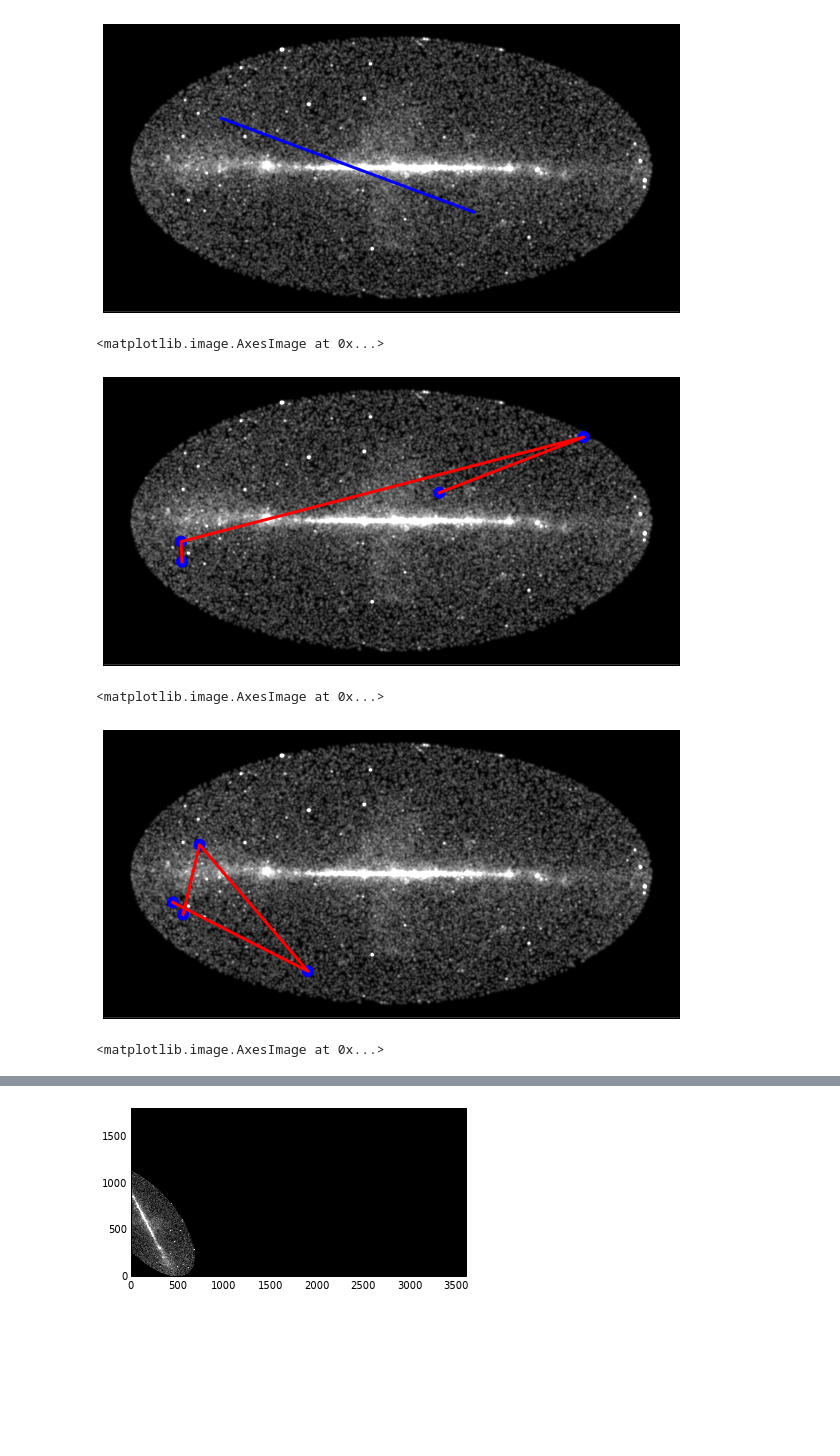
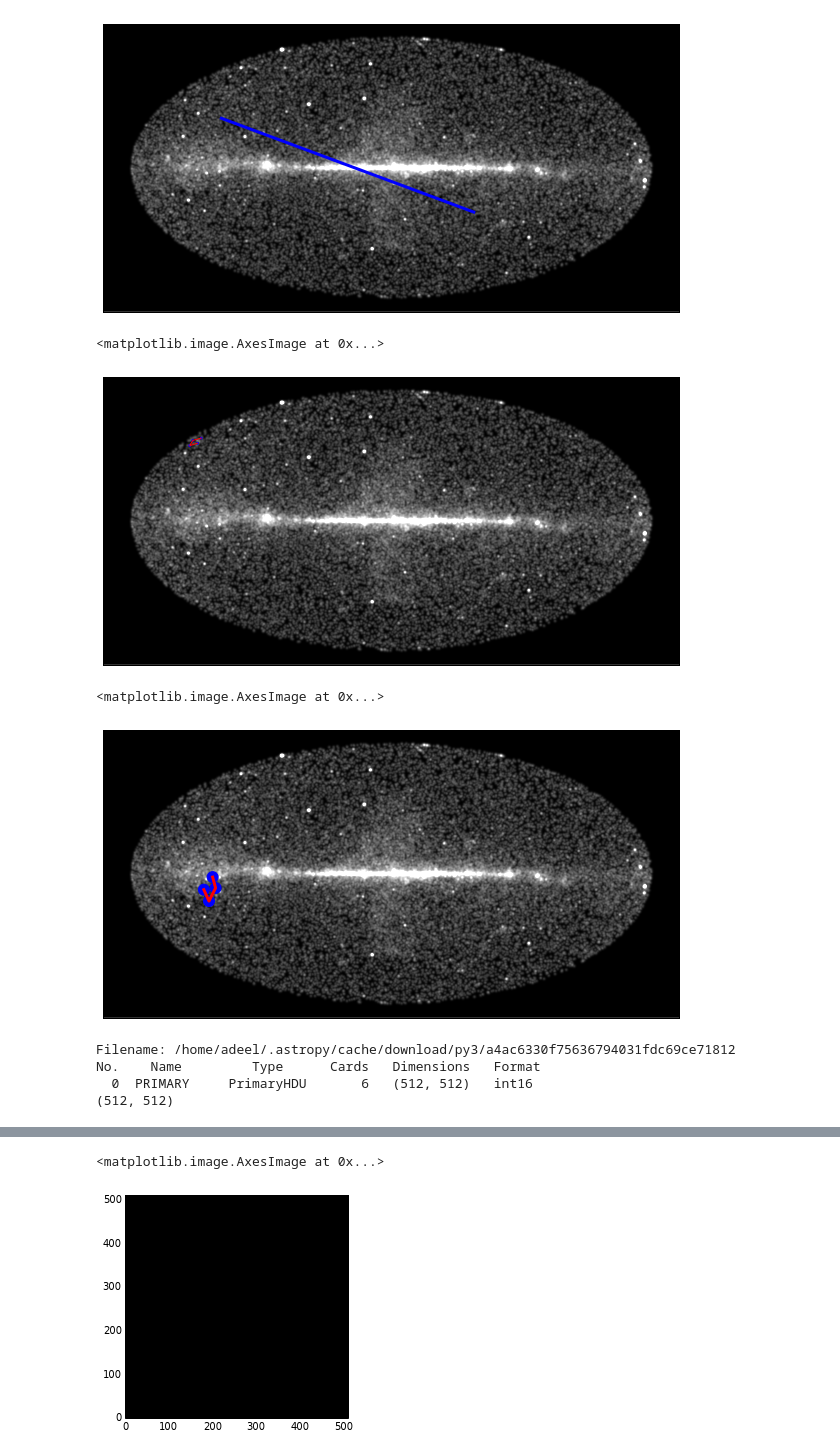
Before and after one commit to adl1995/HIPS-to-Py, a Jupyter notebook: examples/draw-healpix-stuff.ipynb, the cells around one changed output, grey strips where cells are left out. Saved outputs shown, nothing was run; the diff lists cells and outputs as text; code cells hidden in the pictures; blank space fills up the shorter version.

Commit message:
Update notebook
Applied affine transformation on a HiPS tile.

```diff
--- a/examples/draw-healpix-stuff.ipynb
+++ b/examples/draw-healpix-stuff.ipynb
@@ -162,24 +172,24 @@ plt.imshow(data, cmap='gray', vmax=0.4, origin='lower')
 # Using order = 4
 nside = healpy.order2nside(order=4)
 coords = healpy.boundaries(nside=nside, pix=450, nest=True)
-theta, phi = healpy.vec2ang(coords, lonlat=False)
+theta, phi = healpy.vec2ang(np.transpose(coords), lonlat=False)
 radec = SkyCoord(ra=phi, dec=np.pi/2 - theta, unit='radian', frame='icrs')
 
 fig = plt.figure(figsize=(8, 6))
 ax = WCSAxes(fig, [1, 1, 1, 1], wcs=wcs)
 fig.add_axes(ax)
 
-plt.plot(radec.data.lon.deg, radec.data.lat.deg, 'r', lw=3, transform=ax.get_transform('icrs'))
-plt.scatter(radec.data.lon.deg, radec.data.lat.deg, s=120, transform=ax.get_transform('icrs'), color='blue')
+plt.plot(radec.data.lon.deg, radec.data.lat.deg, 'r', lw=1, transform=ax.get_transform('icrs'))
+plt.scatter(radec.data.lon.deg, radec.data.lat.deg, s=3, transform=ax.get_transform('icrs'), color='blue')
 plt.imshow(data, cmap='gray', vmax=0.4, origin='lower')
 # %% [output]
 <matplotlib.image.AxesImage at 0x...>
-[figure, old version]
+[figure, new version]
 # %%
 # Using order = 3
 nside = healpy.order2nside(order=3)
 coords = healpy.boundaries(nside=nside, pix=46, nest=True)
-theta, phi = healpy.vec2ang(coords, lonlat=False)
+theta, phi = healpy.vec2ang(np.transpose(coords), lonlat=False)
 radec = SkyCoord(ra=phi, dec=np.pi/2 - theta, unit='radian', frame='icrs')
 
 fig = plt.figure(figsize=(8, 6))
@@ -191,28 +201,29 @@ plt.scatter(radec.data.lon.deg, radec.data.lat.deg, s=120, transform=ax.get_tran
 plt.imshow(data, cmap='gray', vmax=0.4, origin='lower')
 # %% [output]
 <matplotlib.image.AxesImage at 0x...>
-[figure, old version]
+[figure, new version]
 # %%
 # Fetching HiPS tile
-# hips_tile_hdu = fits.open('https://github.com/hipspy/hips-extra/blob/master/datasets/samples/DSS2Red/Norder3/Dir0/Npix450.fits?raw=true')
-# hips_tile_hdu.info()
-# wcs = WCS(hips_tile_hdu[0].header)
-# data = np.sqrt(gaussian_filter(hips_tile_hdu[0].data.astype('float'), 5))
+hips_tile_hdu = fits.open('https://github.com/hipspy/hips-extra/blob/master/datasets/samples/DSS2Red/Norder3/Dir0/Npix450.fits?raw=true')
+hips_tile_hdu.info()
+wcs = WCS(hips_tile_hdu[0].header)
+data = np.sqrt(gaussian_filter(hips_tile_hdu[0].data.astype('float'), 2)) # applying a gaussian blur
 
-# nside = healpy.order2nside(order=3)
-# coords = healpy.boundaries(nside=nside, pix=450, nest=True)
-# theta, phi = healpy.vec2ang(coords, lonlat=False)
-# radec = SkyCoord(ra=phi, dec=np.pi/2 - theta, unit='radian', frame='icrs')
+nside = healpy.order2nside(order=3)
+coords = healpy.boundaries(nside=nside, pix=450, nest=True)
+theta, phi = healpy.vec2ang(np.transpose(coords), lonlat=False)
+radec = SkyCoord(ra=phi, dec=np.pi/2 - theta, unit='radian', frame='icrs')
 
-# using affine transformation
-from skimage import transform as tf
+# using scipy's affine transformation function
 from scipy.ndimage.interpolation import affine_transform
 
 matrix = np.column_stack((radec.data.lon.deg, radec.data.lat.deg))
-
-transformed_image = affine_transform(data, [[1, 2], [3, 0.4]])
-# transformed_image = affine_transform(data, matrix[2:4])
+# data is a 512x512 array and matrix is a 4x2 array
+transformed_image = affine_transform(data, matrix[0])
 
 plt.imshow(transformed_image, cmap='gray', vmax=0.4, origin='lower')
 # %% [output]
-<matplotlib.image.AxesImage at 0x...>
+Filename: /home/adeel/.astropy/cache/download/py3/a4ac6330f75636794031fdc69ce71812
+No.    Name         Type      Cards   Dimensions   Format
+  0  PRIMARY     PrimaryHDU       6   (512, 512)   int16
+(512, 512)
@@ -219 +232,2 @@ plt.imshow(transformed_image, cmap='gray', vmax=0.4, origin='lower')
+<matplotlib.image.AxesImage at 0x...>
-[figure, old version]
+[figure, new version]
```
Also changed, not shown: parts of 5 cells of this notebook.
